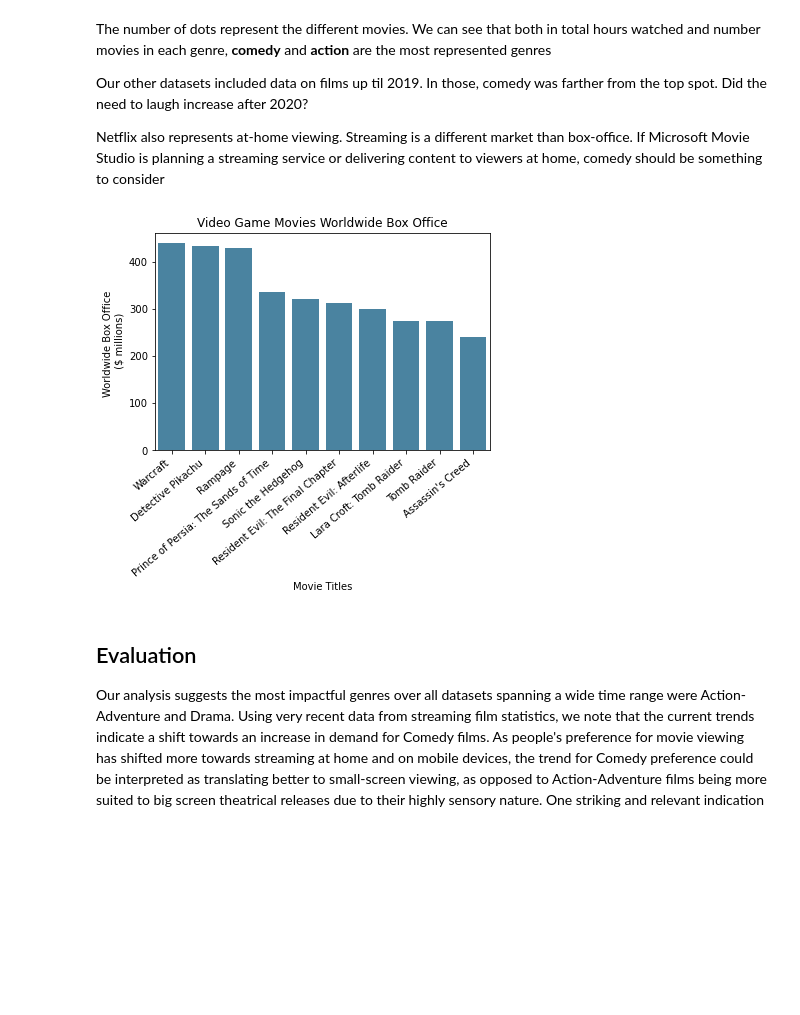
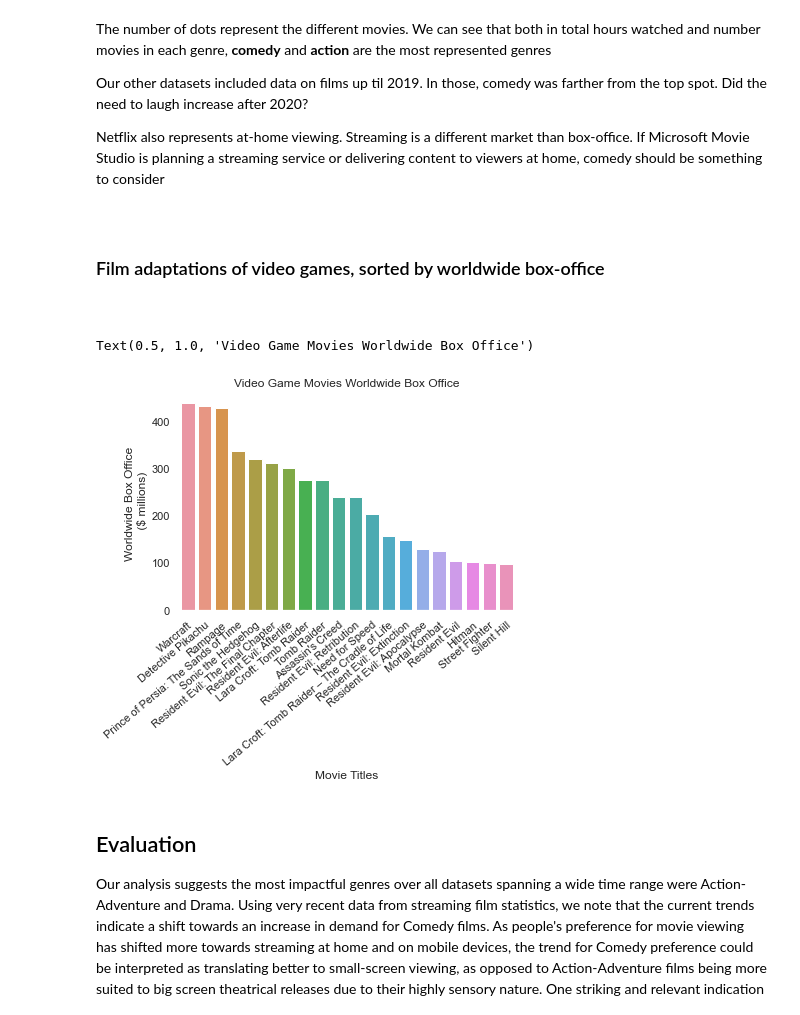
Before and after one commit to mccafj/MS-movie-studio-project, a Jupyter notebook: MS_Movie_Studio_Project.ipynb, the cells around one changed output. Drawn from its saved outputs; the diff is of its cells as text; code cells hidden in the pictures; blank space fills up the shorter version.

Commit message:
pushing updated graphs on main notebook

```diff
--- a/MS_Movie_Studio_Project.ipynb
+++ b/MS_Movie_Studio_Project.ipynb
@@ -252,7 +365,7 @@ We found a DataSet of movies based on video games, and sorted them by worldwide
 df_vid_game = pd.read_csv('./zippedData/video_game_films.csv')
 # %%
 vid_games_box_off = df_vid_game.sort_values('Worldwide box office', ascending=False)
-vid_games_plt_data = vid_games_box_off[:10]
+vid_games_plt_data = vid_games_box_off[:20]
 # %% [markdown]
 ## Data Modeling
 # %% [markdown]
@@ -294,9 +457,11 @@ Plot below demonstrates that all of the top 10 movies in the TMDB popularity cat
 # %%
-ax = sns.barplot(data=most_popular_ten, x='original_title', y='popularity', color='#3c87ae')
+# code for TMDB 'popularity' stats - ALL in action/adventure genre
+ax = sns.barplot(data=most_popular_twenty, x='original_title', y='popularity', color='#25a6e0')
 
-ax.set_xticklabels(ax.get_xticklabels(), rotation=40, ha="right")
+sns.set(rc={'axes.facecolor':(0,0,0,0), 'figure.facecolor':(0,0,0,0)})
+ax.set_xticklabels(ax.get_xticklabels(), rotation=40, ha="right", rotation_mode='anchor')
 ax.set_xlabel('Movie Titles')
 ax.set_ylabel('Popularity Rating on TMDB')
 ax.set_title('Most Popular Movie Titles from TMDB');
-#plt.savefig('./zippedData/most popular movie titles from TMDB', bbox_inches='tight', dpi=300);
+# plt.savefig('./zippedData/most popular movie titles from TMDB', bbox_inches='tight', dpi=300);
 # %% [output]
@@ -304,12 +472,12 @@ ax.set_title('Most Popular Movie Titles from TMDB');
 # %%
-ax = sns.barplot(data=top20, x='show_title', y=top20['weekly_hours_viewed'] / 1000000, color='crimson')# generate plot of the top 20 movies
+ax = sns.barplot(data=top20, x='show_title', y=top20['weekly_hours_viewed'] / 1000000, palette=top20_palette, dodge=False)
+ax.set_xticklabels(ax.get_xticklabels(), rotation=40, ha="right", rotation_mode='anchor')
+ax.set_ylabel('Hours Viewed 2021-22 \n (millions)')
+ax.set_xlabel('')
+ax.set_title('What People Are Watching on NetFlix Globally')
+plt.gcf().axes[0].yaxis.get_major_formatter().set_scientific(False) # this turns of scientific notation for numerical vals
 
-ax.set_xticklabels(ax.get_xticklabels(), rotation=40, ha="right")
-ax.set_ylabel('Hours Viewed 2021-22 \n (millions)')
-ax.set_xlabel(' ')
-ax.set_title('What People Are Watching on NetFlix Globally');
-# plt.gcf().axes[0].yaxis.get_major_formatter().set_scientific(False) # this turns of scientific notation for numerical vals
-
-# plt.show();
-#plt.savefig('./zippedData/netflix_top20_titles_hours.png', bbox_inches='tight')
+sns.set(rc={'axes.facecolor':(0,0,0,0), 'figure.facecolor':(0,0,0,0)})
+plt.show();
+# plt.savefig('./../Data/netflix_top20_titles_hours.png', bbox_inches='tight');
 # %% [output]
@@ -340,13 +508,14 @@ Let's look at the genres of the top 20 streamed movies in the 2021-2022 span
 
 &nbsp;
 # %%
-
-ax = sns.scatterplot(x=top20['genre'], y=top20['weekly_hours_viewed'] / 1000000, color='crimson', legend=False, s=150, alpha=0.90)
+ax = sns.scatterplot(x=top20['genre'], y=top20['weekly_hours_viewed'] / 1000000, hue=top20['genre'], palette=['magenta', '#25a6e0', 'black', '#4fb974', 'black'], legend=False, s=150, alpha=0.90)
 # ax.bar(top20['genre'], top20['weekly_hours_viewed'], width=width, bottom=0.0, color='red', alpha=0.5)
 ax.set_ylabel('Hours Viewed 2021-22 \n (millions)')
 ax.set_xlabel('Genre')
 
-# plt.gcf().axes[0].yaxis.get_major_formatter().set_scientific(False)
+plt.gcf().axes[0].yaxis.get_major_formatter().set_scientific(False)
+sns.set(rc={'axes.facecolor':(0,0,0,0), 'figure.facecolor':(0,0,0,0)})
 
+# plt.savefig('./../Data/top20_genres.png', bbox_inches='tight');
 plt.show();
 # %% [output]
@@ -357,18 +526,22 @@ The number of dots represent the different movies. We can see that both in total
 Our other datasets included data on films up til 2019. In those, comedy was farther from the top spot. Did the need to laugh increase after 2020?
 
 Netflix also represents at-home viewing. Streaming is a different market than box-office. If Microsoft Movie Studio is planning a streaming service or delivering content to viewers at home, comedy should be something to consider
+# %% [markdown]
+&nbsp;
+### Film adaptations of video games, sorted by worldwide box-office
+&nbsp;
 # %%
+ax = sns.barplot(data=vid_games_plt_data, x='Title', y=vid_games_plt_data['Worldwide box office'] / 1000000)
 
-ax = sns.barplot(data=vid_games_plt_data, x='Title', y=vid_games_plt_data['Worldwide box office'] / 1000000, color='#3c87ae')
-
-ax.set_xticklabels(ax.get_xticklabels(), rotation=40, ha="right")
+sns.set(rc={'axes.facecolor':(0,0,0,0), 'figure.facecolor':(0,0,0,0)})
+ax.set_xticklabels(ax.get_xticklabels(), rotation=40, ha="right", rotation_mode='anchor')
 ax.set_xlabel('Movie Titles')
 ax.set_ylabel('Worldwide Box Office \n ($ millions)')
 ax.set_title('Video Game Movies Worldwide Box Office')
-plt.show()
-#plt.savefig('./zippedData/video game movies worldwide box office', bbox_inches='tight', dpi=300);
+# plt.savefig('./zippedData/video game movies worldwide box office', bbox_inches='tight', dpi=300);
 # %% [output]
+Text(0.5, 1.0, 'Video Game Movies Worldwide Box Office')
-[figure, old version]
+[figure, new version]
 # %% [markdown]
 ## Evaluation
 
```
Also changed, not shown: parts of 39 cells of this notebook, 5 other files.
